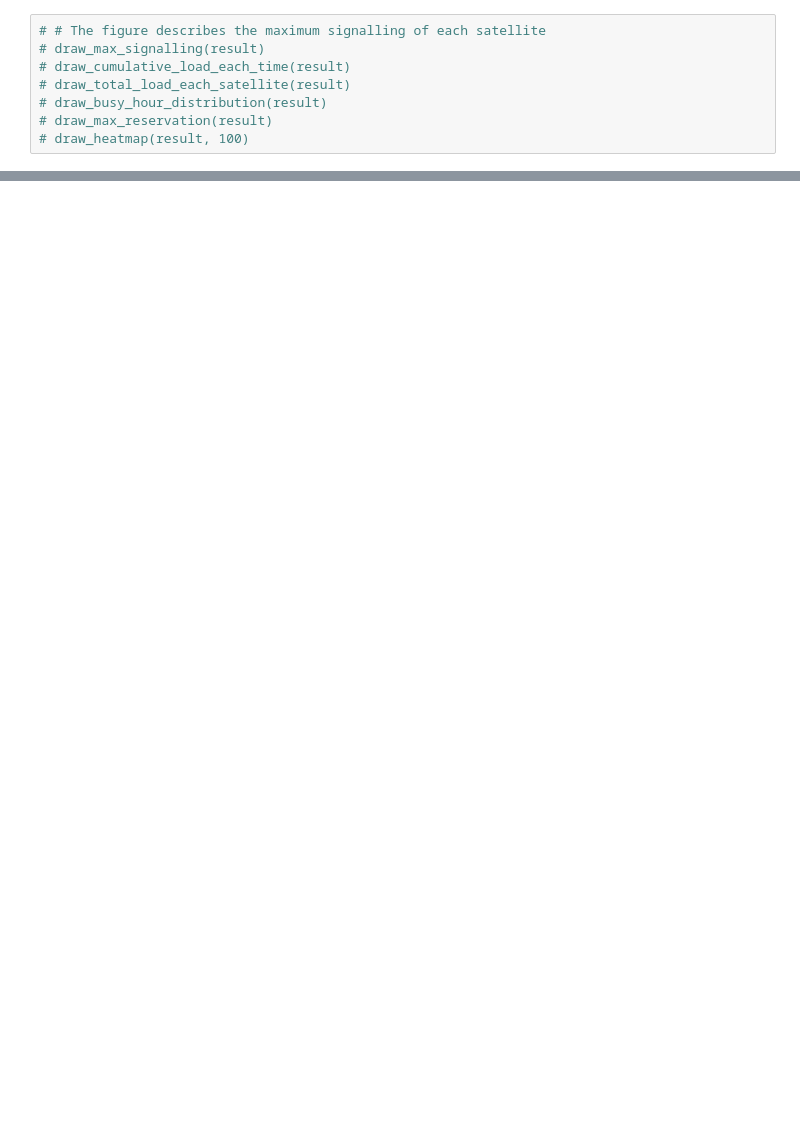
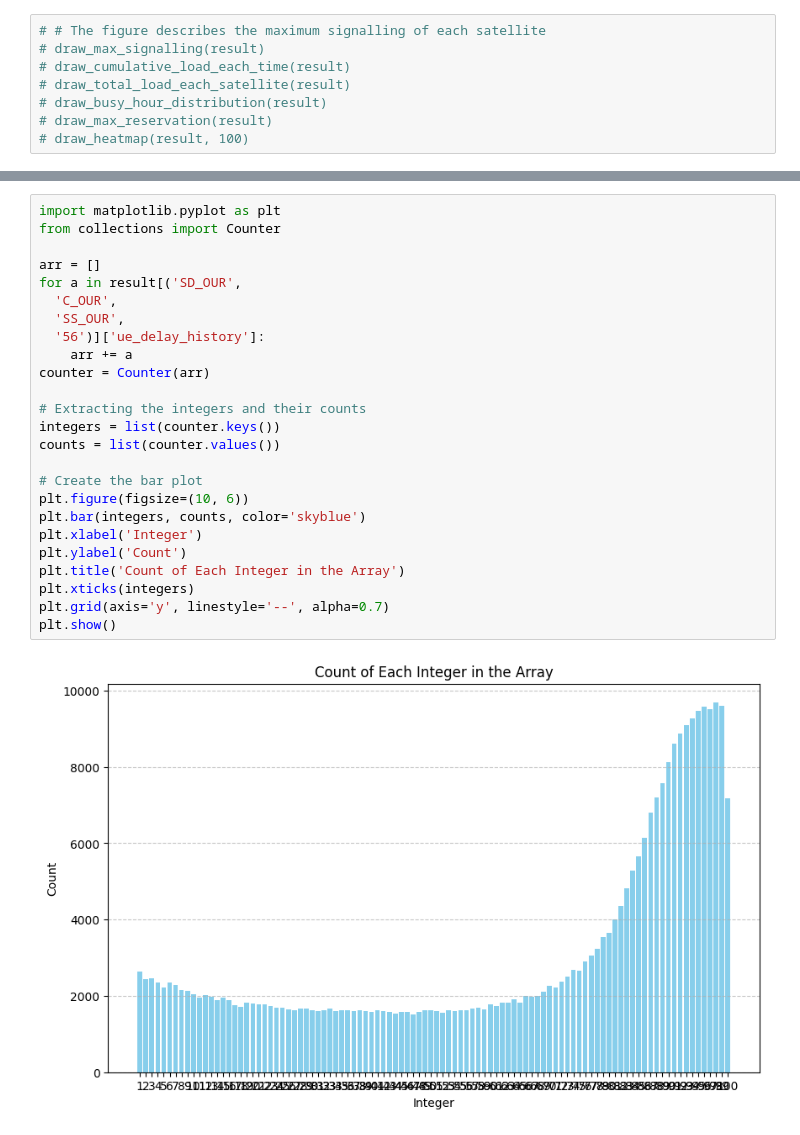
Before and after one commit to zbh888/congestionHO, a Jupyter notebook: src/simulation/result/result.ipynb, the cells around one changed output, grey strips where cells are left out. Drawn from its saved outputs; the diff is of its cells as text; blank space fills up the shorter version.

```diff
--- a/src/simulation/result/result.ipynb
+++ b/src/simulation/result/result.ipynb
@@ -92,0 +137,27 @@ array([[ 3,  6,  3, ...,  0,  0,  0],
+# %%
+import matplotlib.pyplot as plt
+from collections import Counter
+
+arr = []
+for a in result[('SD_OUR',
+  'C_OUR',
+  'SS_OUR',
+  '56')]['ue_delay_history']:
+    arr += a
+counter = Counter(arr)
+
+# Extracting the integers and their counts
+integers = list(counter.keys())
+counts = list(counter.values())
+
+# Create the bar plot
+plt.figure(figsize=(10, 6))
+plt.bar(integers, counts, color='skyblue')
+plt.xlabel('Integer')
+plt.ylabel('Count')
+plt.title('Count of Each Integer in the Array')
+plt.xticks(integers)
+plt.grid(axis='y', linestyle='--', alpha=0.7)
+plt.show()
+# %% [output]
+[figure, added]
```
Also changed, not shown: parts of 8 cells of this notebook, 1 other file.
